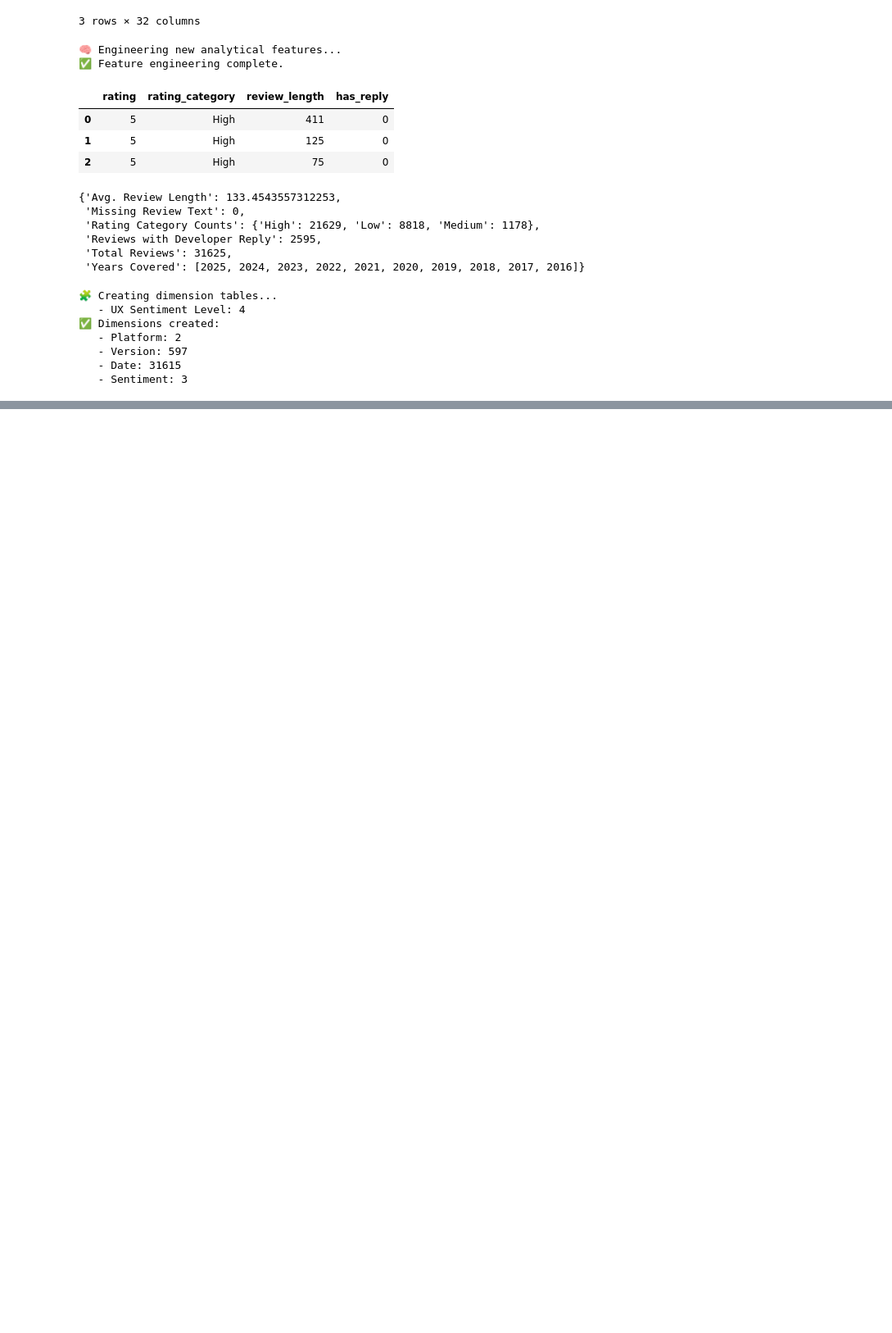
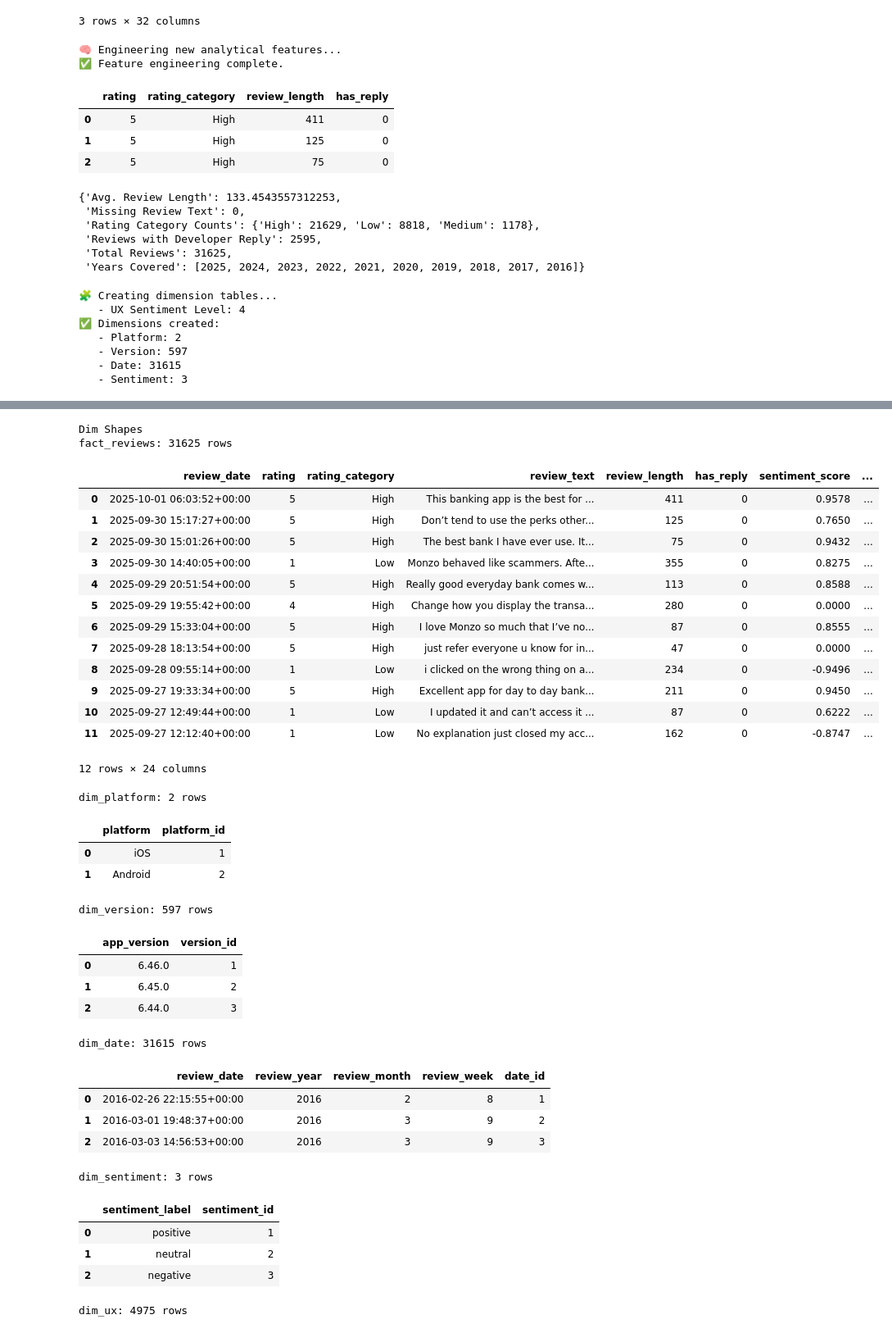
Before and after one commit to JamesAdeshina/monzo-user-sentiment-insights-dashboard, a Jupyter notebook: notebooks/03_data_model_preparation.ipynb, the cells around one changed output, grey strips where cells are left out. Shown: that part at 82% size. Drawn from its saved outputs; the diff is of its cells as text; code cells hidden in the pictures; blank space fills up the shorter version.

```diff
--- a/notebooks/03_data_model_preparation.ipynb
+++ b/notebooks/03_data_model_preparation.ipynb
@@ -160,16 +160,27 @@ fact_reviews = fact_reviews.merge(dim_platform, on="platform", how="left")
 fact_reviews = fact_reviews.merge(dim_version, on="app_version", how="left")
 fact_reviews = fact_reviews.merge(dim_date, on="review_date", how="left")
 fact_reviews = fact_reviews.merge(dim_sentiment, on="sentiment_label", how="left")
-fact_reviews = fact_reviews.merge(dim_ux, on="ux_sentiment_level", how="left")
+
+# 🩹 FIX: Safely join DimUX — avoid many-to-many explosion
+# If multiple rows per sentiment level exist, keep only one representative row
+dim_ux_deduped = dim_ux.drop_duplicates(subset=["ux_sentiment_level"])[["ux_sentiment_level", "ux_id"]]
+
+fact_reviews = fact_reviews.merge(dim_ux_deduped, on="ux_sentiment_level", how="left")
 
 # List of potential columns to include
 candidate_columns = [
     "review_date", "rating", "rating_category", "review_text",
     "review_length", "has_reply", "sentiment_score", "sentiment_label",
     "csat_approx", "ces_approx", "task_success_inferred",
+    # keep all raw UX signal columns so infer_ux_category can see them
+    "ux_usability_sentiment", "ux_navigation_sentiment",
+    "ux_performance_sentiment", "ux_accessibility_sentiment",
+    "ux_emotional_sentiment",
     "ux_health_score", "ux_sentiment_level", "ux_pain_point_flag",
-    "is_pseudonymized", "platform_id", "version_id", "date_id", "sentiment_id"
+    "is_pseudonymized", "platform_id", "version_id", "date_id",
+    "sentiment_id", "ux_id"
 ]
+
 
 # Keep only columns that exist in the dataframe
 existing_columns = [col for col in candidate_columns if col in fact_reviews.columns]
@@ -178,6 +189,6 @@ existing_columns = [col for col in candidate_columns if col in fact_reviews.colu
 fact_reviews = fact_reviews[existing_columns]
 
 print(f"✅ FactReviews shape: {fact_reviews.shape}")
-fact_reviews.head(3)
+display(fact_reviews.head(3))
 # %% [output]
 🧮 Building FactReviews table...
@@ -224,0 +238,61 @@ Dim Shapes
+# %%
+from IPython.display import display
+
+# Assuming you have already loaded these DataFrames: fact_reviews, dim_platform, etc.
+print("Dim Shapes")
+
+# Display row counts and first three rows for each DataFrame
+print(f"fact_reviews: {fact_reviews.shape[0]} rows")
+display(fact_reviews.head(12))
+
+print(f"dim_platform: {dim_platform.shape[0]} rows")
+display(dim_platform.head(3))
+
+print(f"dim_version: {dim_version.shape[0]} rows")
+display(dim_version.head(3))
+
+print(f"dim_date: {dim_date.shape[0]} rows")
+display(dim_date.head(3))
+
+print(f"dim_sentiment: {dim_sentiment.shape[0]} rows")
+display(dim_sentiment.head(3))
+
+print(f"dim_ux: {dim_ux.shape[0]} rows")
+display(dim_ux.head(3))
+# %% [output]
+Dim Shapes
+fact_reviews: 31625 rows
+|  | review_date | rating | rating_category | review_text | review_length | has_reply | sentiment_score | ... |
+| 0 | 2025-10-01 06:03:52+00:00 | 5 | High | This banking app is the best for ... | 411 | 0 | 0.9578 | ... |
+| 1 | 2025-09-30 15:17:27+00:00 | 5 | High | Don’t tend to use the perks other... | 125 | 0 | 0.7650 | ... |
+| 2 | 2025-09-30 15:01:26+00:00 | 5 | High | The best bank I have ever use. It... | 75 | 0 | 0.9432 | ... |
+| 3 | 2025-09-30 14:40:05+00:00 | 1 | Low | Monzo behaved like scammers. Afte... | 355 | 0 | 0.8275 | ... |
+| 4 | 2025-09-29 20:51:54+00:00 | 5 | High | Really good everyday bank comes w... | 113 | 0 | 0.8588 | ... |
+| 5 | 2025-09-29 19:55:42+00:00 | 4 | High | Change how you display the transa... | 280 | 0 | 0.0000 | ... |
+| 6 | 2025-09-29 15:33:04+00:00 | 5 | High | I love Monzo so much that I’ve no... | 87 | 0 | 0.8555 | ... |
+| 7 | 2025-09-28 18:13:54+00:00 | 5 | High | just refer everyone u know for in... | 47 | 0 | 0.0000 | ... |
+| 8 | 2025-09-28 09:55:14+00:00 | 1 | Low | i clicked on the wrong thing on a... | 234 | 0 | -0.9496 | ... |
+| 9 | 2025-09-27 19:33:34+00:00 | 5 | High | Excellent app for day to day bank... | 211 | 0 | 0.9450 | ... |
+| 10 | 2025-09-27 12:49:44+00:00 | 1 | Low | I updated it and can’t access it ... | 87 | 0 | 0.6222 | ... |
+| 11 | 2025-09-27 12:12:40+00:00 | 1 | Low | No explanation just closed my acc... | 162 | 0 | -0.8747 | ... |
+12 rows × 24 columns
+dim_platform: 2 rows
+|  | platform | platform_id |
+| 0 | iOS | 1 |
+| 1 | Android | 2 |
+dim_version: 597 rows
+|  | app_version | version_id |
+| 0 | 6.46.0 | 1 |
+| 1 | 6.45.0 | 2 |
+| 2 | 6.44.0 | 3 |
+dim_date: 31615 rows
+|  | review_date | review_year | review_month | review_week | date_id |
+| 0 | 2016-02-26 22:15:55+00:00 | 2016 | 2 | 8 | 1 |
+| 1 | 2016-03-01 19:48:37+00:00 | 2016 | 3 | 9 | 2 |
+| 2 | 2016-03-03 14:56:53+00:00 | 2016 | 3 | 9 | 3 |
+dim_sentiment: 3 rows
+|  | sentiment_label | sentiment_id |
+| 0 | positive | 1 |
+| 1 | neutral | 2 |
+| 2 | negative | 3 |
+dim_ux: 4975 rows
```
Also changed, not shown: parts of 16 cells of this notebook, 1 other file.
